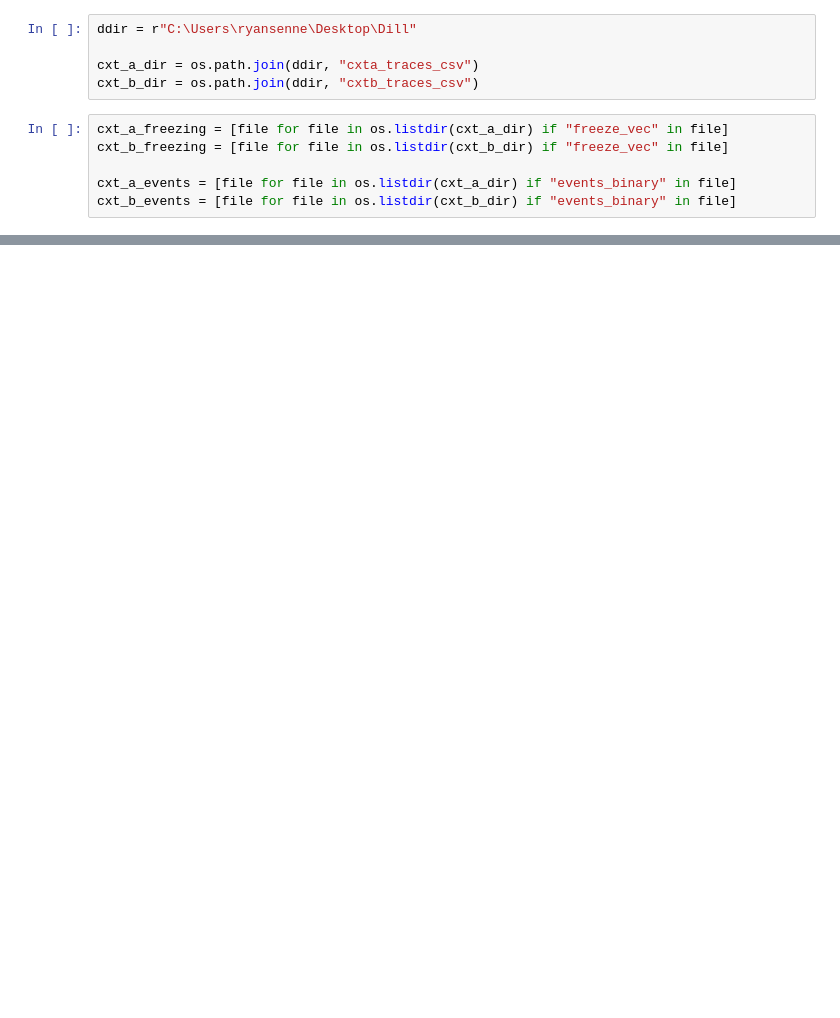
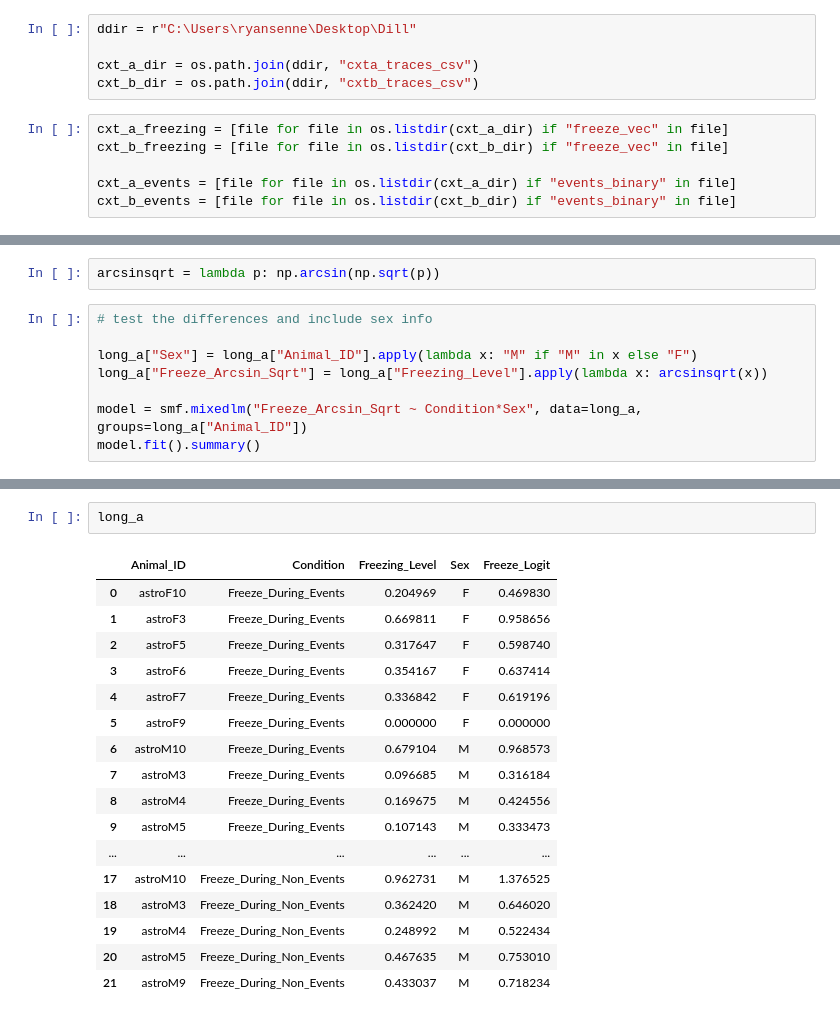
Before and after one commit to rsenne/dCA1_Paper, a Jupyter notebook: Ryan_Analyses_New/Freezing_Seqs_Analysis.ipynb, the cells around one changed output, grey strips where cells are left out. Drawn from its saved outputs; the diff is of its cells as text; blank space fills up the shorter version.

```diff
--- a/Ryan_Analyses_New/Freezing_Seqs_Analysis.ipynb
+++ b/Ryan_Analyses_New/Freezing_Seqs_Analysis.ipynb
@@ -67,0 +126,10 @@ freeze_df.to_csv(r"C:\Users\ryansenne\Desktop\Dill\freeze_event_analysis.csv")
+# %%
+arcsinsqrt = lambda p: np.arcsin(np.sqrt(p))
+# %%
+# test the differences and include sex info
+
+long_a["Sex"] = long_a["Animal_ID"].apply(lambda x: "M" if "M" in x else "F")
+long_a["Freeze_Arcsin_Sqrt"] = long_a["Freezing_Level"].apply(lambda x: arcsinsqrt(x))
+
+model = smf.mixedlm("Freeze_Arcsin_Sqrt ~ Condition*Sex", data=long_a, groups=long_a["Animal_ID"])
+model.fit().summary()
@@ -67,0 +149,20 @@ freeze_df.to_csv(r"C:\Users\ryansenne\Desktop\Dill\freeze_event_analysis.csv")
+# %%
+long_a
+# %% [output]
+|  | Animal_ID | Condition | Freezing_Level | Sex | Freeze_Logit |
+| 0 | astroF10 | Freeze_During_Events | 0.204969 | F | 0.469830 |
+| 1 | astroF3 | Freeze_During_Events | 0.669811 | F | 0.958656 |
+| 2 | astroF5 | Freeze_During_Events | 0.317647 | F | 0.598740 |
+| 3 | astroF6 | Freeze_During_Events | 0.354167 | F | 0.637414 |
+| 4 | astroF7 | Freeze_During_Events | 0.336842 | F | 0.619196 |
+| 5 | astroF9 | Freeze_During_Events | 0.000000 | F | 0.000000 |
+| 6 | astroM10 | Freeze_During_Events | 0.679104 | M | 0.968573 |
+| 7 | astroM3 | Freeze_During_Events | 0.096685 | M | 0.316184 |
+| 8 | astroM4 | Freeze_During_Events | 0.169675 | M | 0.424556 |
+| 9 | astroM5 | Freeze_During_Events | 0.107143 | M | 0.333473 |
+| ... | ... | ... | ... | ... | ... |
+| 17 | astroM10 | Freeze_During_Non_Events | 0.962731 | M | 1.376525 |
+| 18 | astroM3 | Freeze_During_Non_Events | 0.362420 | M | 0.646020 |
+| 19 | astroM4 | Freeze_During_Non_Events | 0.248992 | M | 0.522434 |
+| 20 | astroM5 | Freeze_During_Non_Events | 0.467635 | M | 0.753010 |
+| 21 | astroM9 | Freeze_During_Non_Events | 0.433037 | M | 0.718234 |
```
Also changed, not shown: parts of 10 cells of this notebook, 10 other files.
